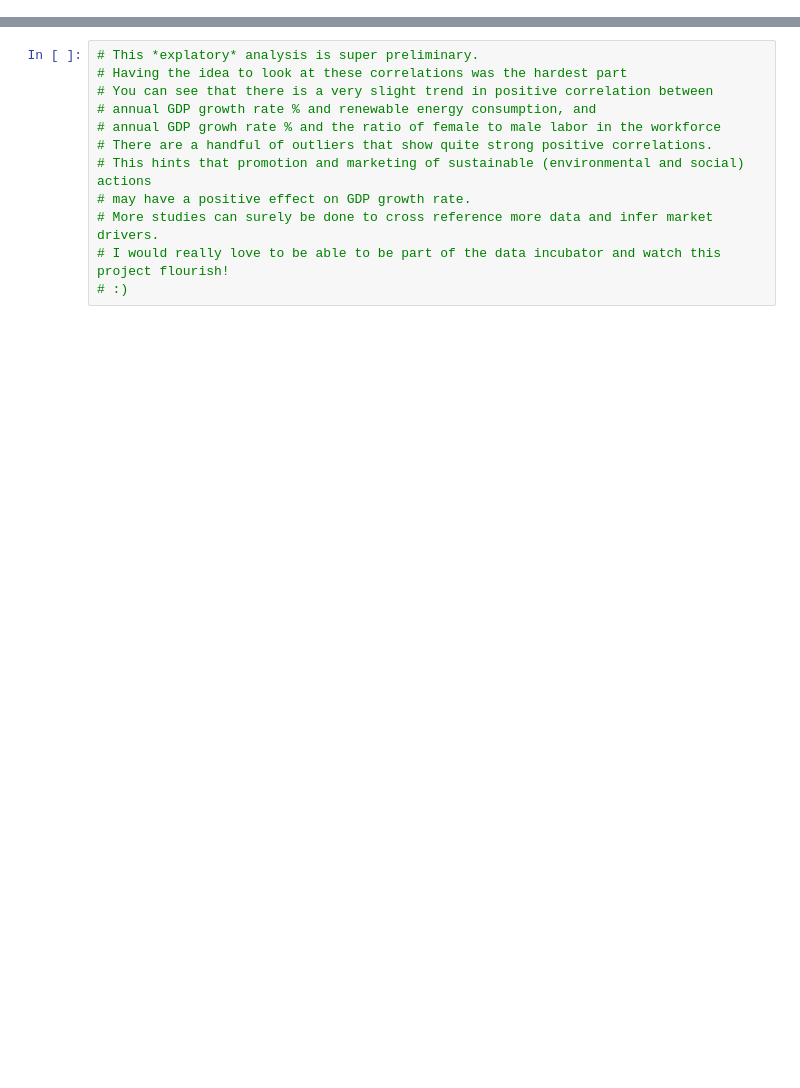
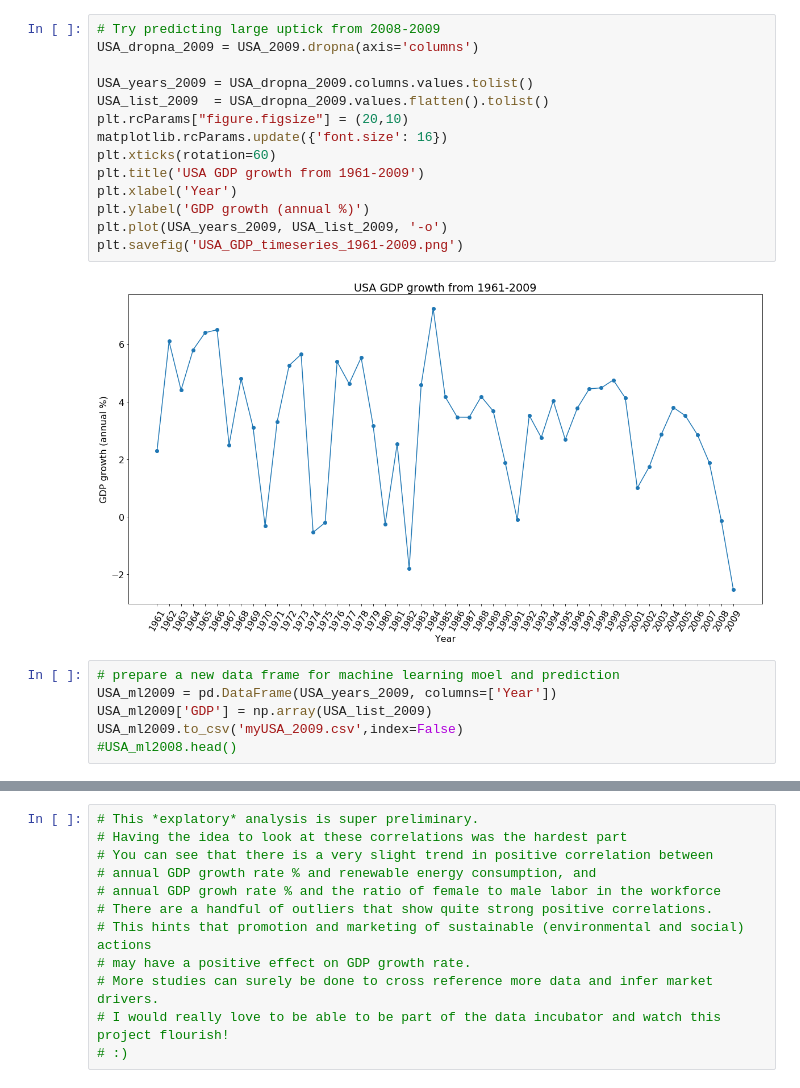
Before and after one commit to christinanelson/SustainabilityProfitCorrelation, a Jupyter notebook: SustainProfit.ipynb, the cells around one changed output, grey strips where cells are left out. Saved outputs shown, nothing was run; the diff lists cells and outputs as text; blank space fills up the shorter version.

```diff
--- a/SustainProfit.ipynb
+++ b/SustainProfit.ipynb
@@ -99,0 +522,22 @@ Text(0, 0.5, 'GDP growth (annual %)')
+# %%
+# Try predicting large uptick from 2008-2009
+USA_dropna_2009 = USA_2009.dropna(axis='columns')
+
+USA_years_2009 = USA_dropna_2009.columns.values.tolist()
+USA_list_2009  = USA_dropna_2009.values.flatten().tolist()
+plt.rcParams["figure.figsize"] = (20,10)
+matplotlib.rcParams.update({'font.size': 16})
+plt.xticks(rotation=60)
+plt.title('USA GDP growth from 1961-2009')
+plt.xlabel('Year')
+plt.ylabel('GDP growth (annual %)')
+plt.plot(USA_years_2009, USA_list_2009, '-o')
+plt.savefig('USA_GDP_timeseries_1961-2009.png')
+# %% [output]
+[figure, added]
+# %%
+# prepare a new data frame for machine learning moel and prediction
+USA_ml2009 = pd.DataFrame(USA_years_2009, columns=['Year'])
+USA_ml2009['GDP'] = np.array(USA_list_2009)
+USA_ml2009.to_csv('myUSA_2009.csv',index=False)
+#USA_ml2008.head()
```
Also changed, not shown: parts of 41 cells of this notebook.
